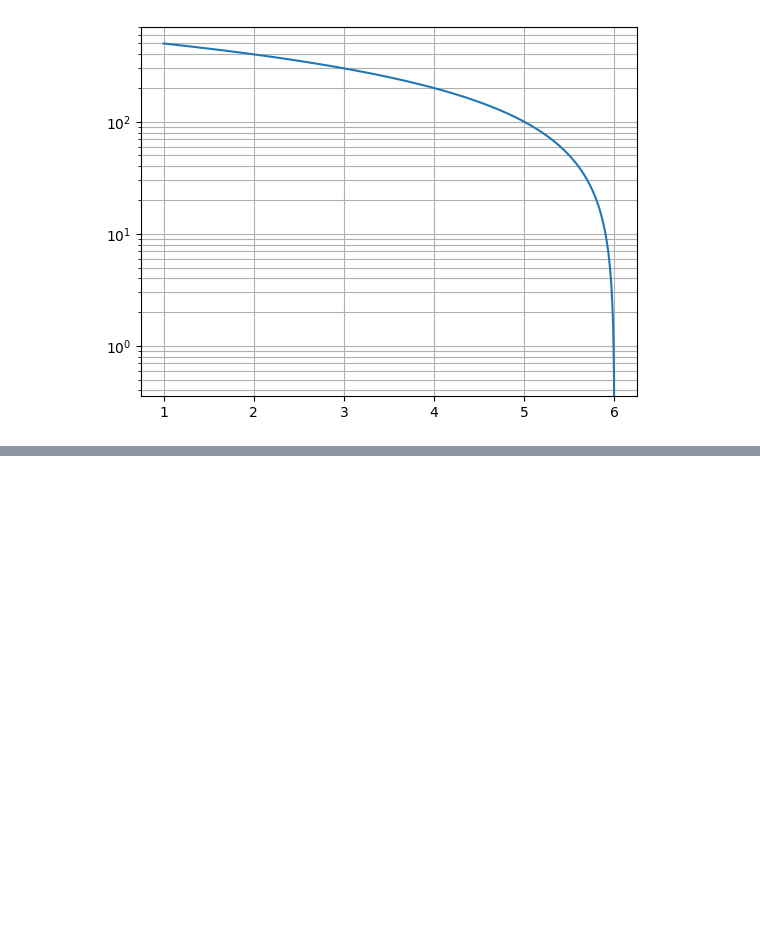
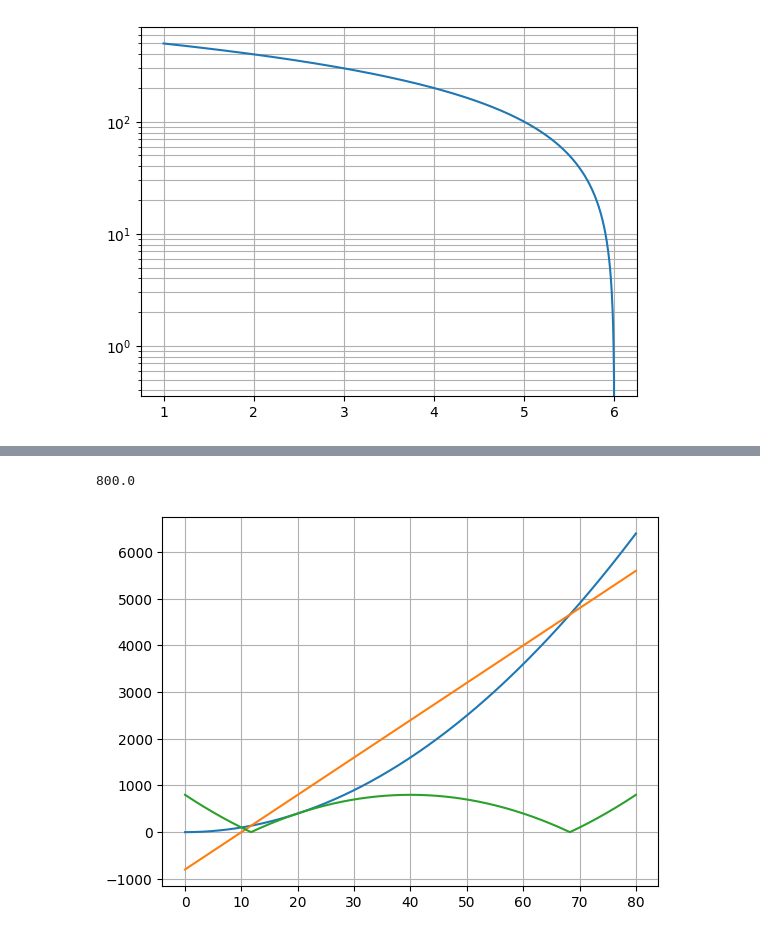
Before and after one commit to artem701/autosim, a Jupyter notebook: doc/autosim.ipynb, the cells around one changed output, grey strips where cells are left out. Drawn from its saved outputs; the diff is of its cells as text; code cells hidden in the pictures; blank space fills up the shorter version.

```diff
--- a/doc/autosim.ipynb
+++ b/doc/autosim.ipynb
@@ -136,0 +174,13 @@ plt.grid(which='both')
+# %%
+X = np.linspace(0, 80, 1000)
+y1 = [x**2 for x in X]
+y2 = [80*x - 800 for x in X]
+y3 = [abs(_y1 - _y2) for _y1, _y2 in zip(y1, y2)]
+plt.plot(X, y1)
+plt.plot(X, y2)
+plt.plot(X, y3)
+plt.grid(which='both')
+print(np.max(y3))
+# %% [output]
+800.0
+[figure, added]
```
Also changed, not shown: parts of 3 cells of this notebook, 3 other files.
